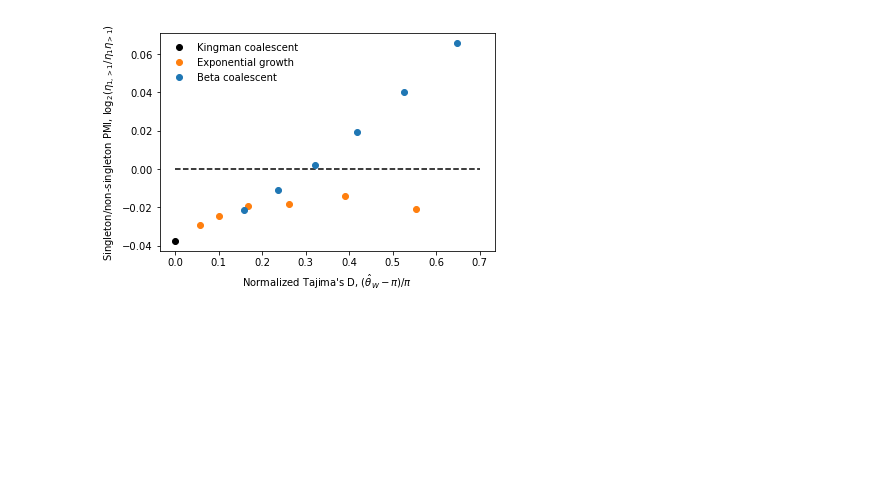
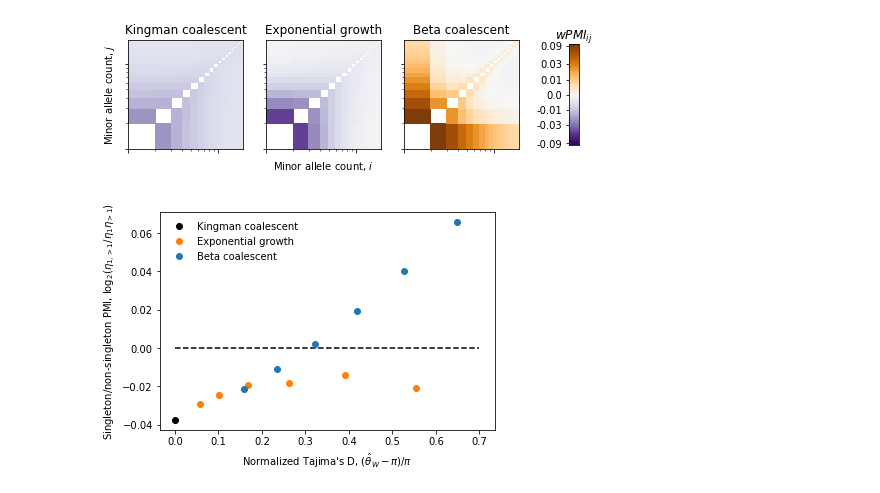
Before and after one commit to dp-rice/multiplemergers, a Jupyter notebook: notebooks/figures_without_recombination.ipynb, the cells around one changed output. Saved outputs shown, nothing was run; the diff lists cells and outputs as text; code cells hidden in the pictures; blank space fills up the shorter version.

```diff
--- a/notebooks/figures_without_recombination.ipynb
+++ b/notebooks/figures_without_recombination.ipynb
@@ -122,3 +123,31 @@ fig.savefig('../manuscript/figures/Figure1.pdf')
+# %%
+cmap = 'PuOr_r'
+scale = 0.01
+vm = 3
+
+fig = plt.figure(figsize=(7, 2))
+
+ax = fig.add_subplot(1,3,1)
+wpmi_pcolor(ax, mac, wpmi_kingman, scale, vm, cmap=cmap)
+ax.set_title('Kingman coalescent')
+ax.set_ylabel('Minor allele count, $j$')
+
+ax = fig.add_subplot(1,3,2)
+wpmi_pcolor(ax, mac, wpmi_exp[-2], scale, vm, cmap=cmap)
+ax.set_title("Exponential growth")
+ax.set_xlabel('Minor allele count, $i$')
+
+ax = fig.add_subplot(1,3,3)
+wpmi_pcolor(ax, mac, wpmi_beta[1], scale, vm, cmap=cmap)
+ax.set_title("Beta coalescent")
+
+ax = fig.add_axes([1, 0.15, 0.02, 0.7])
+wpmi_colorbar(ax, scale, vm, cmap)
+ax.set_title('$wPMI_{ij}$')
+
+fig.savefig('../manuscript/figures/Figure1.pdf')
+# %% [output]
+[figure, added]
 # %%
 cutoff = 1
 fig = plt.figure(figsize=(6,4))
```
Also changed, not shown: parts of 3 cells of this notebook, 4 other files.
